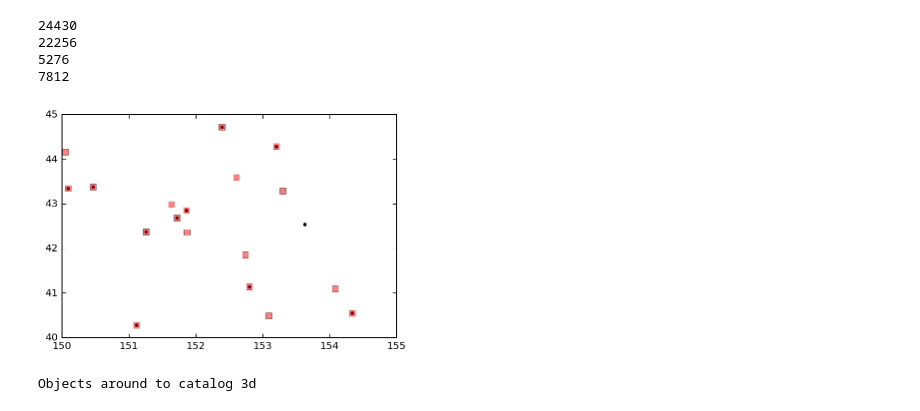
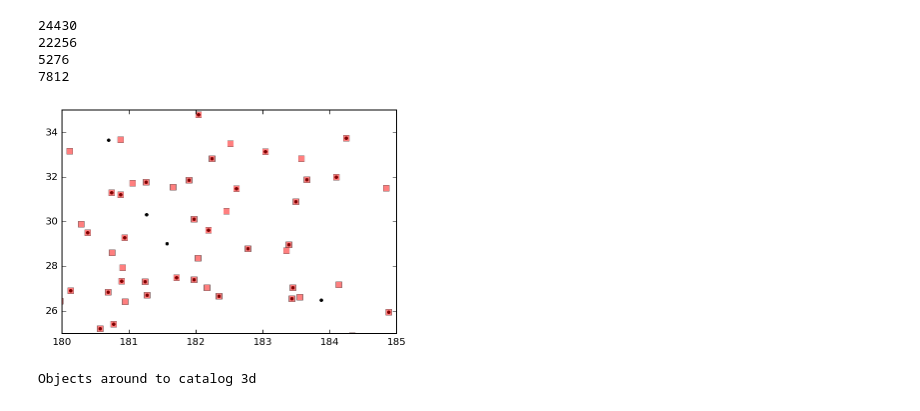
Before and after one commit to clusteron/comparison, a Jupyter notebook: table.ipynb, the cells around one changed output. Cells and saved outputs as stored; diff of their text form; code cells hidden in the pictures.

```diff
--- a/table.ipynb
+++ b/table.ipynb
@@ -420,18 +506,18 @@ print len(idwx[d2dw<0.0003*u.deg])
 # %%
 def test_radius(radius=0.004):
     uidrx = idrx[d2dr<radius*u.deg]
     uidwx = idwx[d2dw<radius*u.deg]
     #print uidrx
     #print uidwx
 
     plt.plot(cw.ra[uidrx], cw.dec[uidrx], 'k.')
     plt.plot(cr.ra[uidwx], cr.dec[uidwx], 'rs', alpha=0.5)
-    plt.xlim(150, 155)
-    plt.ylim(40, 45)
+    plt.xlim(180, 185)
+    plt.ylim(25, 35)
 
 interact(test_radius, radius=(0.001, 0.2, 0.01));
 # %% [output]
-[figure, old version]
+[figure, new version]
 # %%
 print 'Objects around to catalog 3d'
 idxc_w, idxc_r, d2d, d3d = c_r.search_around_3d(c_w, 1000*u.kpc)
```
Also changed, not shown: parts of 11 cells of this notebook.
